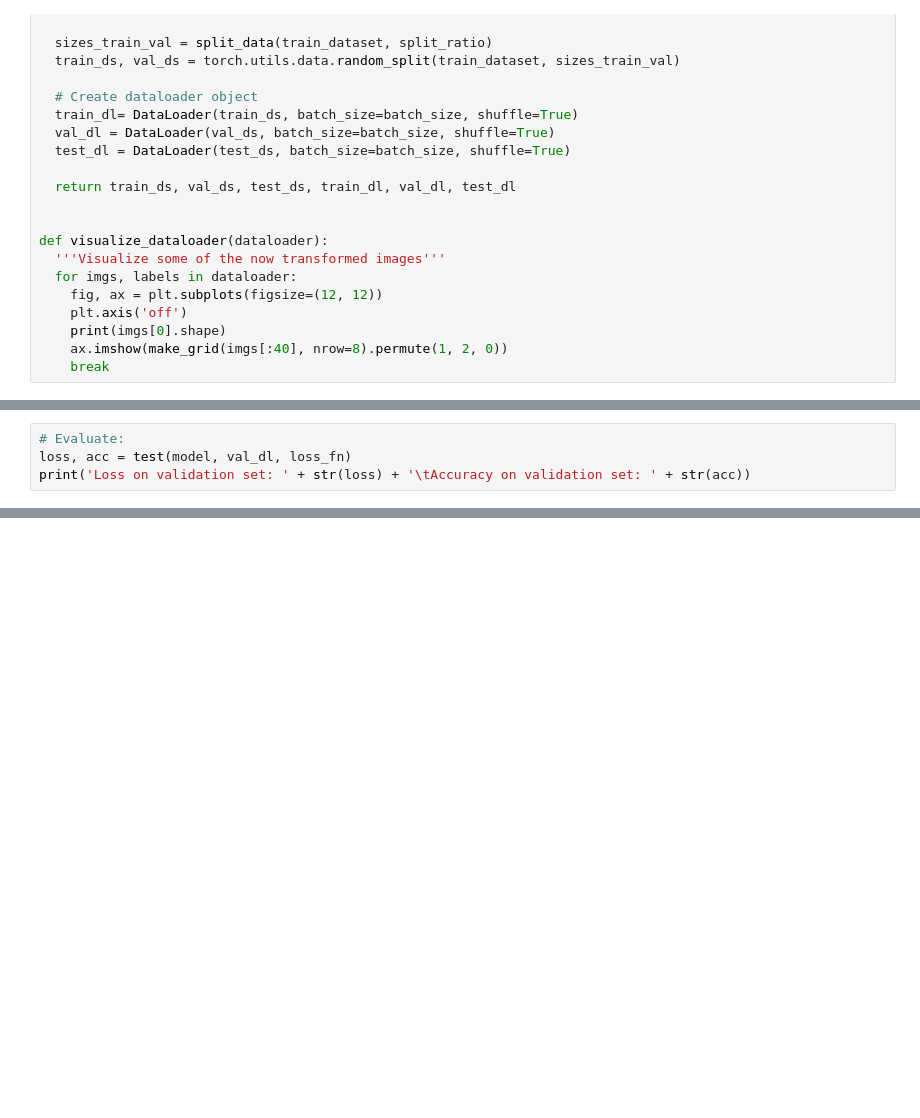
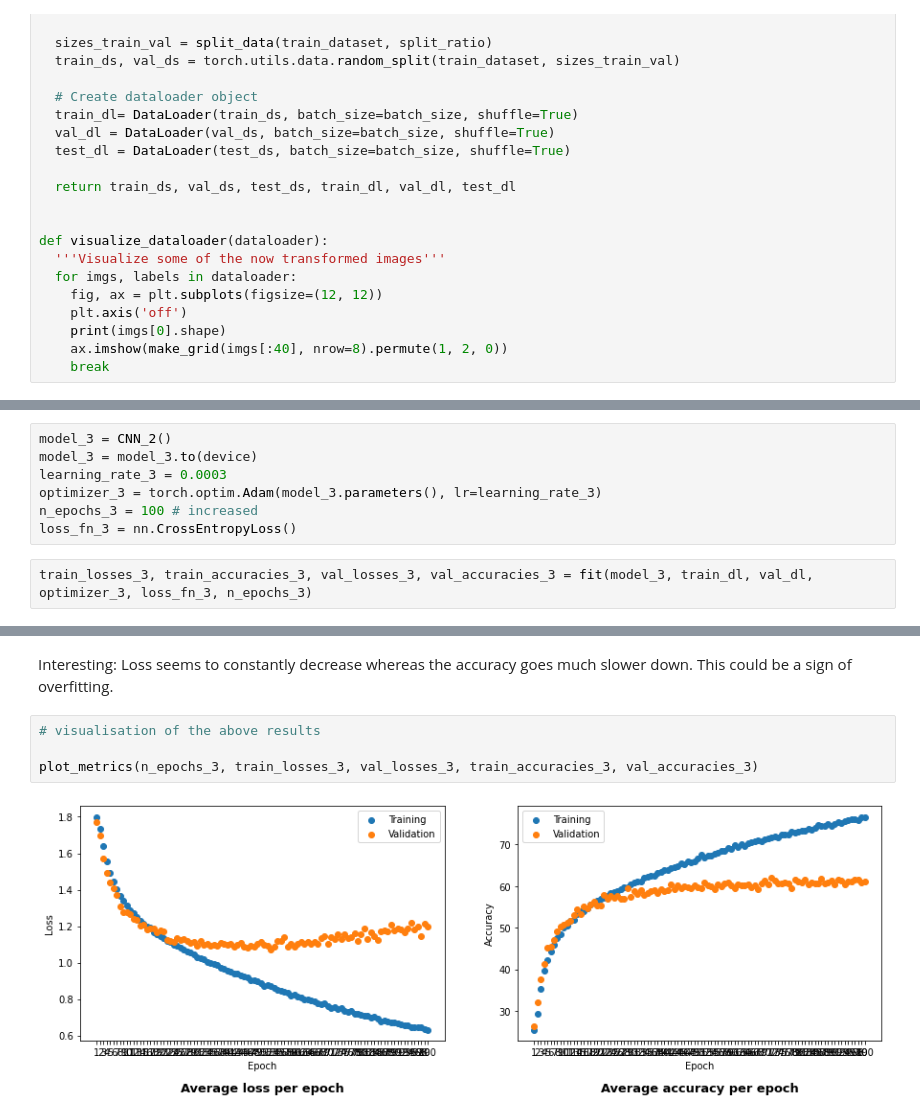
Before and after one commit to shamalle/emotion_recognition, a Jupyter notebook: emotion_recognition.ipynb, the cells around one changed output, grey strips where cells are left out. Drawn from its saved outputs; the diff is of its cells as text; blank space fills up the shorter version.

Commit message:
Cleaned notebook and added new models (decided a final model)

```diff
--- a/emotion_recognition.ipynb
+++ b/emotion_recognition.ipynb
@@ -409,4 +184,0 @@ plot_metrics(n_epochs, train_losses, val_losses, train_accuracies, val_accuracie
-# %%
-# Evaluate:
-loss, acc = test(model, val_dl, loss_fn)
-print('Loss on validation set: ' + str(loss) + '\tAccuracy on validation set: ' + str(acc))
@@ -527,0 +523,9 @@ NameError: ignored
+# %%
+model_3 = CNN_2()
+model_3 = model_3.to(device)
+learning_rate_3 = 0.0003
+optimizer_3 = torch.optim.Adam(model_3.parameters(), lr=learning_rate_3)
+n_epochs_3 = 100 # increased
+loss_fn_3 = nn.CrossEntropyLoss()
+# %%
+train_losses_3, train_accuracies_3, val_losses_3, val_accuracies_3 = fit(model_3, train_dl, val_dl, optimizer_3, loss_fn_3, n_epochs_3)
@@ -527,0 +550,8 @@ NameError: ignored
+# %% [markdown]
+Interesting: Loss seems to constantly decrease whereas the accuracy goes much slower down. This could be a sign of overfitting.
+# %%
+# visualisation of the above results
+
+plot_metrics(n_epochs_3, train_losses_3, val_losses_3, train_accuracies_3, val_accuracies_3)
+# %% [output]
+[figure, added]
```
Also changed, not shown: parts of 42 cells of this notebook.
